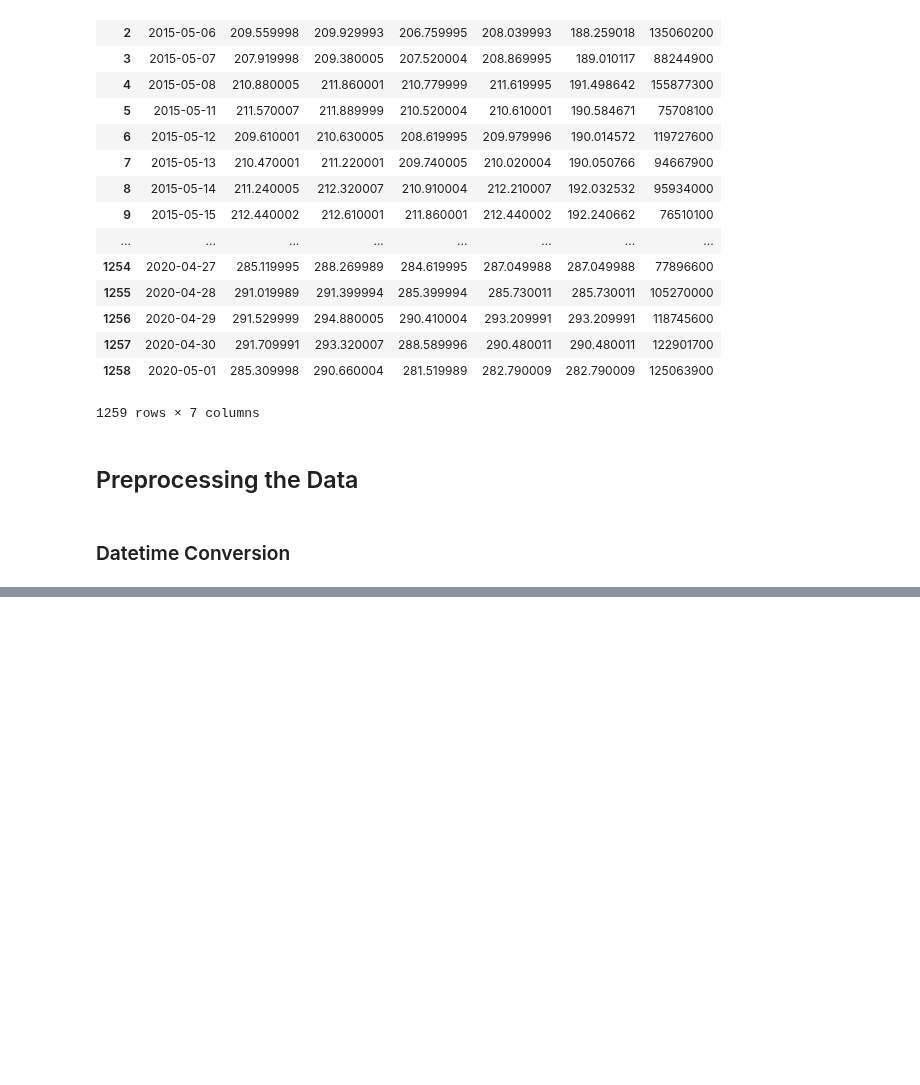
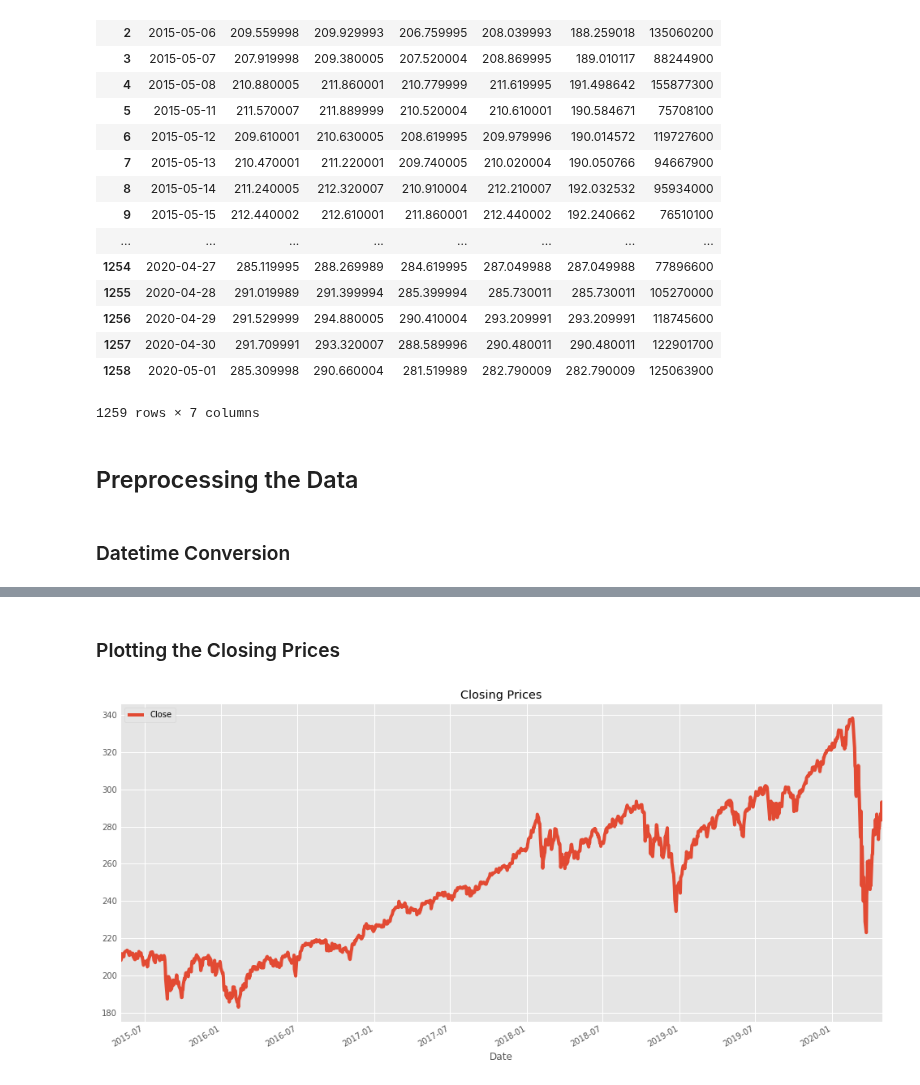
Before and after one commit to marcosan93/Price-Forecaster, a Jupyter notebook: VARMAX-Potential New Machine Learning Model.ipynb, the cells around one changed output, grey strips where cells are left out. Saved outputs shown, nothing was run; the diff lists cells and outputs as text; code cells hidden in the pictures; blank space fills up the shorter version.

Commit message:
plotted the closing prices and dropped all other columns

```diff
--- a/VARMAX-Potential New Machine Learning Model.ipynb
+++ b/VARMAX-Potential New Machine Learning Model.ipynb
@@ -12,7 +12,7 @@ import statsmodels.api as sm
 import matplotlib.pyplot as plt
 from matplotlib.pylab import rcParams
 from tqdm import tqdm_notebook as tqdm
-plt.style.use('fivethirtyeight')
+plt.style.use('ggplot')
 # %%
 # Loading the data
 df = pd.read_csv("SPY.csv")
@@ -53,0 +56,4 @@ df.dropna(inplace=True)
+# %%
+df = df[['Close']]
+
+df
@@ -53,0 +80,6 @@ df.dropna(inplace=True)
+# %% [markdown]
+### Plotting the Closing Prices
+# %%
+df.plot(figsize=(15,8), title='Closing Prices');
+# %% [output]
+[figure, added]
```
Also changed, not shown: parts of 2 cells of this notebook.
